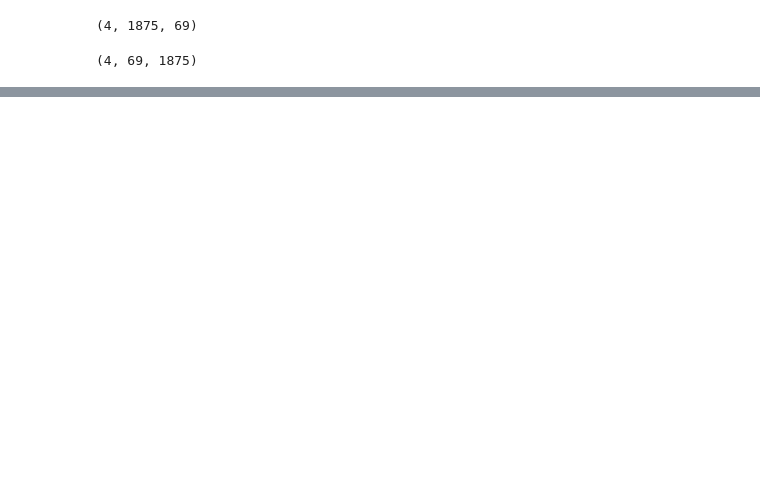
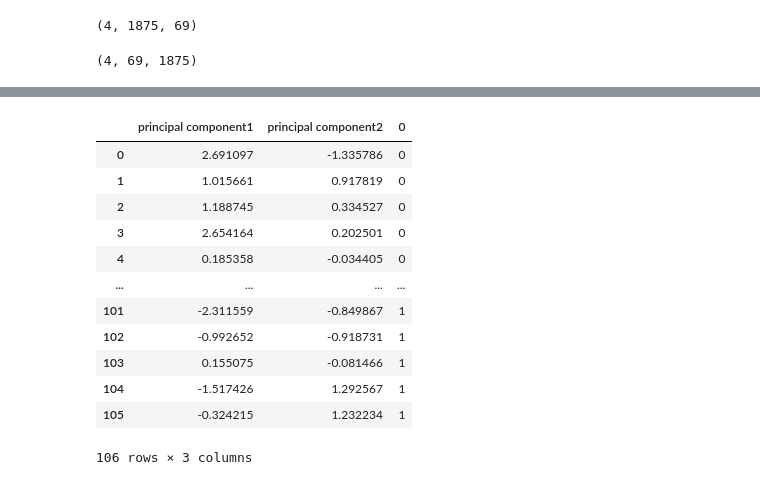
Before and after one commit to Cld338/EEG_analysis, a Jupyter notebook: example/main.ipynb, the cells around one changed output, grey strips where cells are left out. Drawn from its saved outputs; the diff is of its cells as text; code cells hidden in the pictures; blank space fills up the shorter version.

```diff
--- a/example/main.ipynb
+++ b/example/main.ipynb
@@ -158,0 +160,16 @@ ax.grid()
+# %%
+pd.concat([principalDf.loc[:, 'principal component1'], principalDf.loc[:, 'principal component2'], labelDF], axis=1)
+# %% [output]
+|  | principal component1 | principal component2 | 0 |
+| 0 | 2.691097 | -1.335786 | 0 |
+| 1 | 1.015661 | 0.917819 | 0 |
+| 2 | 1.188745 | 0.334527 | 0 |
+| 3 | 2.654164 | 0.202501 | 0 |
+| 4 | 0.185358 | -0.034405 | 0 |
+| ... | ... | ... | ... |
+| 101 | -2.311559 | -0.849867 | 1 |
+| 102 | -0.992652 | -0.918731 | 1 |
+| 103 | 0.155075 | -0.081466 | 1 |
+| 104 | -1.517426 | 1.292567 | 1 |
+| 105 | -0.324215 | 1.232234 | 1 |
+106 rows × 3 columns
```
Also changed, not shown: parts of 14 cells of this notebook.
